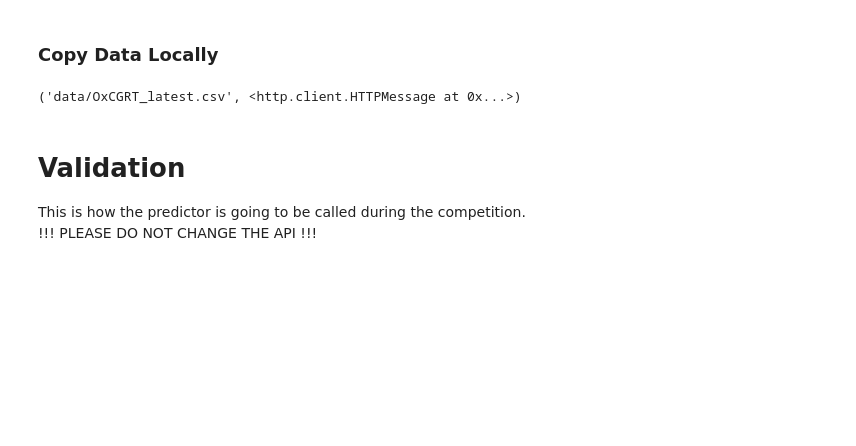
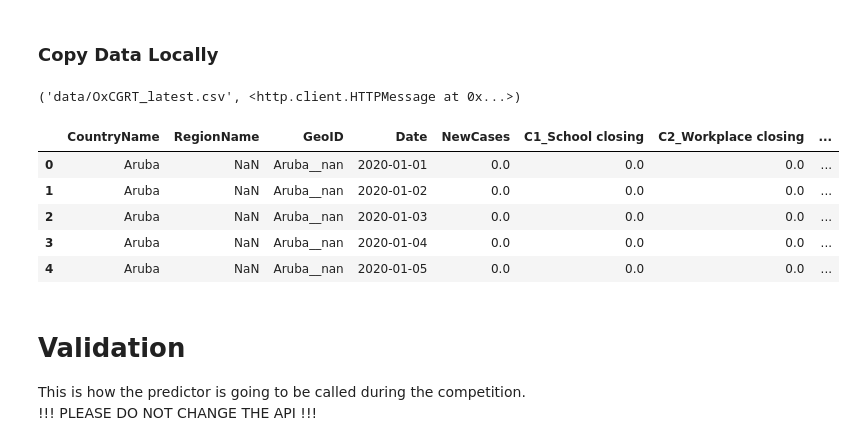
Before and after one commit to katherinesing/usc-xprize-covid, a Jupyter notebook: covid-xprize/covid_xprize/examples/predictors/ARIMA/Timeseries-Model.ipynb, the cells around one changed output. Cells and saved outputs as stored; diff of their text form; code cells hidden in the pictures; blank space fills up the shorter version.

```diff
--- a/covid-xprize/covid_xprize/examples/predictors/ARIMA/Timeseries-Model.ipynb
+++ b/covid-xprize/covid_xprize/examples/predictors/ARIMA/Timeseries-Model.ipynb
@@ -35,0 +55,45 @@ urllib.request.urlretrieve(DATA_URL, DATA_FILE)
+# %%
+ID_COLS = ['CountryName',
+           'RegionName',
+           'GeoID',
+           'Date']
+CASES_COL = ['NewCases']
+NPI_COLS = ['C1_School closing',
+            'C2_Workplace closing',
+            'C3_Cancel public events',
+            'C4_Restrictions on gatherings',
+            'C5_Close public transport',
+            'C6_Stay at home requirements',
+            'C7_Restrictions on internal movement',
+            'C8_International travel controls',
+            'H1_Public information campaigns',
+            'H2_Testing policy',
+            'H3_Contact tracing',
+            'H6_Facial Coverings']
+NB_LOOKBACK_DAYS = 30
+# For testing, restrict training data to that before a hypothetical predictor submission date
+HYPOTHETICAL_SUBMISSION_DATE = np.datetime64("2020-11-30")
+# %%
+# Add GeoID column that combines CountryName and RegionName for easier manipulation of data",
+oxford_data['GeoID'] = oxford_data['CountryName'] + '__' + oxford_data['RegionName'].astype(str)
+
+# Fill any missing NPIs by assuming they are the same as previous day
+for npi_col in NPI_COLS:
+    oxford_data.update(oxford_data.groupby(['CountryName', 'RegionName'])[npi_col].ffill().fillna(0))
+
+# Add new cases column
+oxford_data['NewCases'] = oxford_data.groupby('GeoID').ConfirmedCases.diff().fillna(0)
+# Fill any missing case values by interpolation and setting NaNs to 0
+oxford_data.update(oxford_data.groupby('GeoID').NewCases.apply(
+    lambda group: group.interpolate()).fillna(0))
+# Keep only the id and cases columns
+oxford_data = oxford_data[ID_COLS + CASES_COL + NPI_COLS]
+# %%
+oxford_data.head()
+# %% [output]
+|  | CountryName | RegionName | GeoID | Date | NewCases | C1_School closing | C2_Workplace closing | ... |
+| 0 | Aruba | NaN | Aruba__nan | 2020-01-01 | 0.0 | 0.0 | 0.0 | ... |
+| 1 | Aruba | NaN | Aruba__nan | 2020-01-02 | 0.0 | 0.0 | 0.0 | ... |
+| 2 | Aruba | NaN | Aruba__nan | 2020-01-03 | 0.0 | 0.0 | 0.0 | ... |
+| 3 | Aruba | NaN | Aruba__nan | 2020-01-04 | 0.0 | 0.0 | 0.0 | ... |
+| 4 | Aruba | NaN | Aruba__nan | 2020-01-05 | 0.0 | 0.0 | 0.0 | ... |
```
Also changed, not shown: parts of 9 cells of this notebook, 1 other file.
